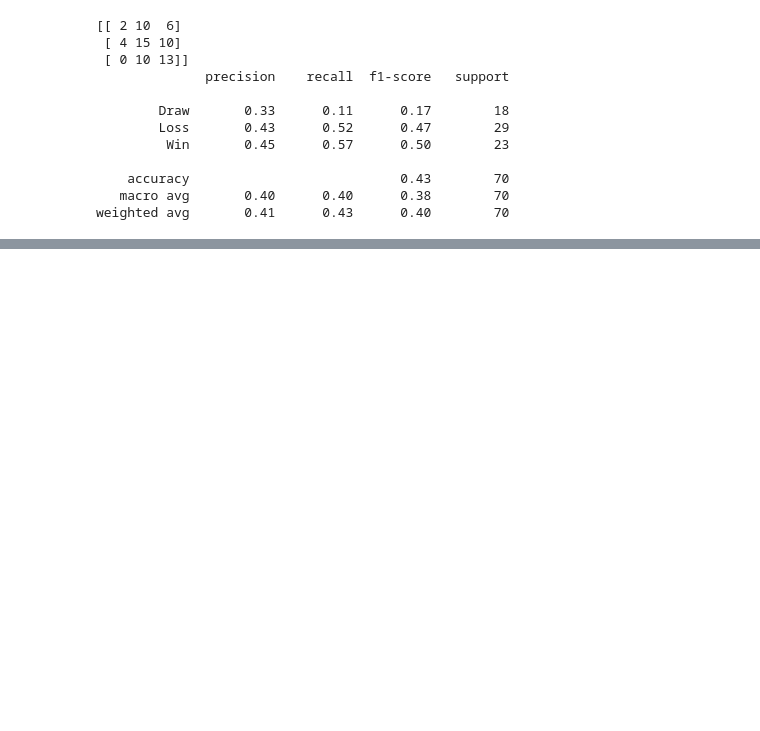
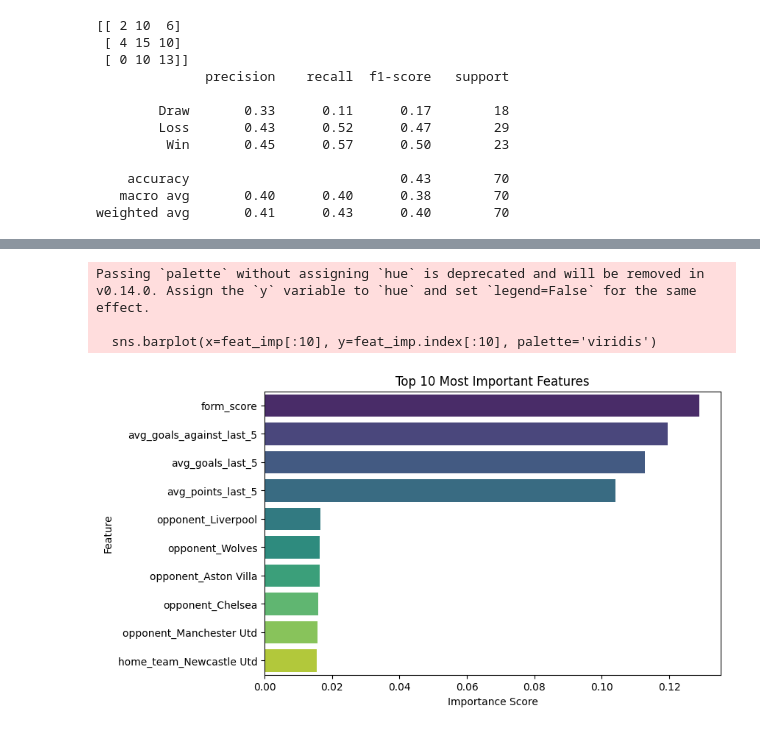
Before and after one commit to ejcalvillo/ai_sports_analytics, a Jupyter notebook: Notebooks/classification.ipynb, the cells around one changed output, grey strips where cells are left out. Saved outputs shown, nothing was run; the diff lists cells and outputs as text; code cells hidden in the pictures; blank space fills up the shorter version.

```diff
--- a/Notebooks/classification.ipynb
+++ b/Notebooks/classification.ipynb
@@ -38,0 +126,23 @@ weighted avg       0.41      0.43      0.40        70
+# %%
+import pandas as pd
+import numpy as np
+
+# Get feature importances from your Random Forest
+importances = rf.feature_importances_
+features = X_train.columns
+
+# Sort descending
+feat_imp = pd.Series(importances, index=features).sort_values(ascending=False)
+
+# Plot top 10
+plt.figure(figsize=(8,5))
+sns.barplot(x=feat_imp[:10], y=feat_imp.index[:10], palette='viridis')
+plt.title('Top 10 Most Important Features')
+plt.xlabel('Importance Score')
+plt.ylabel('Feature')
+plt.show()
+# %% [output]
+Passing `palette` without assigning `hue` is deprecated and will be removed in v0.14.0. Assign the `y` variable to `hue` and set `legend=False` for the same effect.
+
+  sns.barplot(x=feat_imp[:10], y=feat_imp.index[:10], palette='viridis')
+[figure, added]
```
Also changed, not shown: parts of 12 cells of this notebook, 1 other file.
